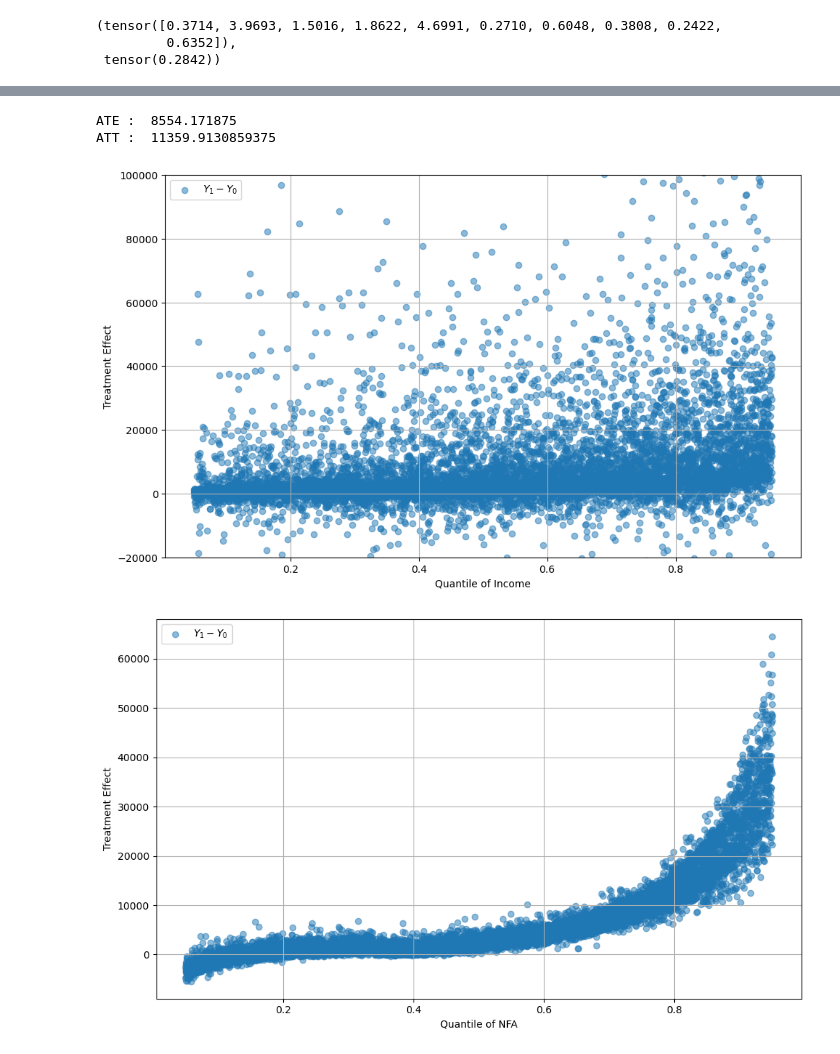
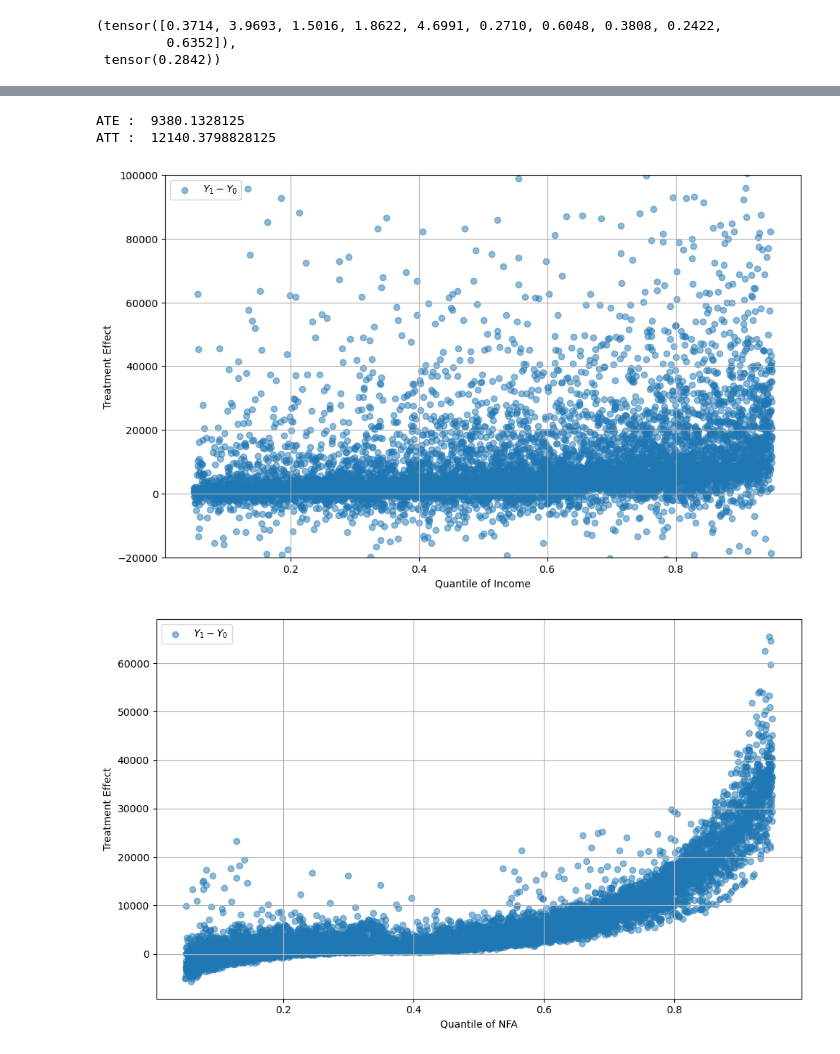
Before and after one commit to HWDance/Cocycles, a Jupyter notebook: applications/e401k-Cocycles-NF.ipynb, the cells around one changed output, grey strips where cells are left out. Cells and saved outputs as stored; diff of their text form; code cells hidden in the pictures.

```diff
--- a/applications/e401k-Cocycles-NF.ipynb
+++ b/applications/e401k-Cocycles-NF.ipynb
@@ -32,7 +30,6 @@ names = np.array(list(Data[:0]))
 """
 Data processing
 """
-
 # Names
 covariates = ['age', 'inc', 'educ', 'fsize', 'marr',
                  'twoearn', 'db', 'pira', 'hown', 'e401']
@@ -67,7 +64,7 @@ id = torch.randperm(Xscale.size(0))
 Xscale,Yscale = Xscale[id],Yscale[id]
 
 # Train validation split
-train_pc = 0.7
+train_pc = 1.0
 ntrain = int(train_pc * N)
 Xtr, Ytr = Xscale[:ntrain], Yscale[:ntrain]
 Xte, Yte = Xscale[ntrain:], Yscale[ntrain:]
@@ -246,0 +78,17 @@ Epoch 10/10, Training Loss: -0.5497
+# %%
+# Build architectures
+transforms = get_stock_transforms(x_dim = D, y_dim = 1)
+
+# Cocycle models
+cocycle_models = [ZukoCocycleModel(nn.ModuleList(t)) for t in transforms]
+
+# Set up loss factories
+kernel = [gaussian_kernel()] * 2
+loss_factory = CocycleLossFactory(kernel)
+
+# Cross-validate each family
+hyper_kwargs = [{'learn_rate': 1e-2}] * (len(cocycle_models)-1) + [{'learn_rate': 1e-3}]
+cmmdv = loss_factory.build_loss("CMMD_V", Xtr, Ytr)
+final_v, (idx_v, _) = validate(cocycle_models, cmmdv, Xtr, Ytr, method="CV",
+                               train_val_split=0.5, opt_kwargs=opt_config,
+                               hyper_kwargs=hyper_kwargs, choose_best_model="overall", retrain=True)
@@ -247,7 +113,8 @@ Epoch 10/10, Training Loss: -0.5497
 # %%
 """
-Getting predictions
+Getting predicted counterfactuals
 """
+final_model_overall = final_v
 X0scale,X1scale = Xscale*1,Xscale*1
 X0scale[:,0] = 0
 X1scale[:,0] = 1
@@ -259,44 +126,45 @@ ATT = (Y1scale[Xscale[:,0]==1]-Y0scale[Xscale[:,0]==1]).mean()*scale_Y
 print("ATE : ", ATE.item())
 print("ATT : ", ATT.item())
 # %% [output]
-ATE :  8554.171875
-ATT :  11359.9130859375
+ATE :  9380.1328125
+ATT :  12140.3798828125
 # %%
 """
-Quantile plot
+Treatment effect vs Income quantile
 """
+n = N
 import numpy as np
 import matplotlib.pyplot as plt
 
 # Assume Y0scale and Y1scale are 1D numpy arrays of equal length
 Y_diff = (Y1scale - Y0scale)
 
 # Step 1: Sort Y0scale and get corresponding sorted Y_diff
 V = Xscale[:,2:3]
 scale_V = scale_X[2:3]
 sort_idx = np.argsort(V.squeeze(-1))
 Y_diff_sorted = Y_diff[sort_idx]
 
 # Step 2: Compute quantile positions (from 0 to 1)
 quantile_positions = np.linspace(0, 1, N)
 
 # Step 3: Plot
 plt.figure(figsize=(10, 6))
 l = int(n/20)
 plt.scatter(quantile_positions[l:n-l], Y_diff_sorted[l:n-l]*scale_Y, label="$Y_1 - Y_0$", alpha = 0.5)
 plt.xlabel("Quantile of Income")
 plt.ylabel("Treatment Effect")
 plt.grid(True)
 plt.tight_layout()
 #plt.yscale("log")
 plt.ylim(-20000,100000)
 plt.legend()
 plt.show()
 # %% [output]
-[figure, old version]
+[figure, new version]
 # %%
 """
-Quantile plot
+Treatment effect vs NFA(0) quantile
 """
 import numpy as np
 import matplotlib.pyplot as plt
@@ -324,6 +192,6 @@ plt.tight_layout()
 plt.legend()
 plt.show()
 # %% [output]
-[figure, old version]
+[figure, new version]
 # %%
 """
```
Also changed, not shown: parts of 12 cells of this notebook, 4 other files.
